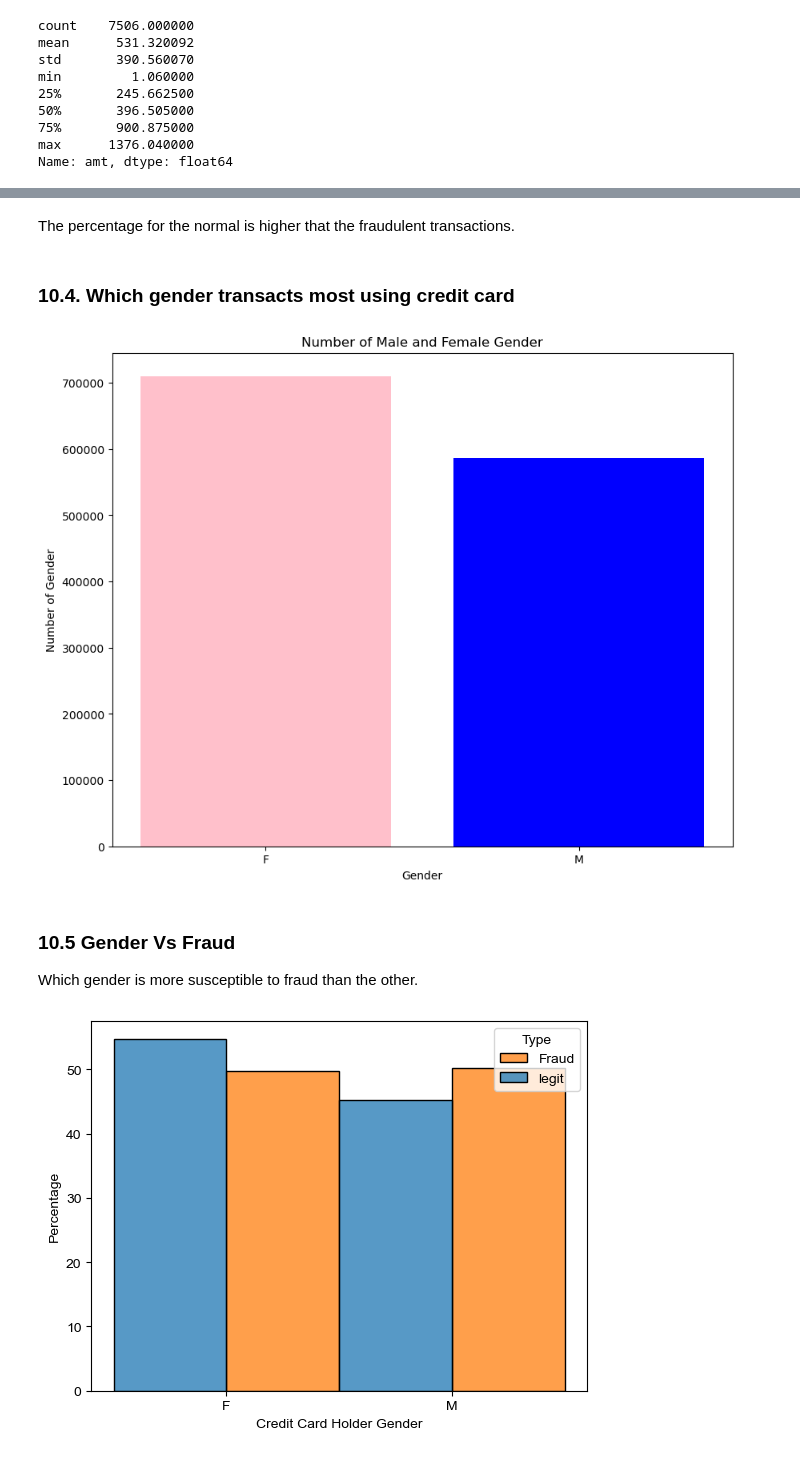
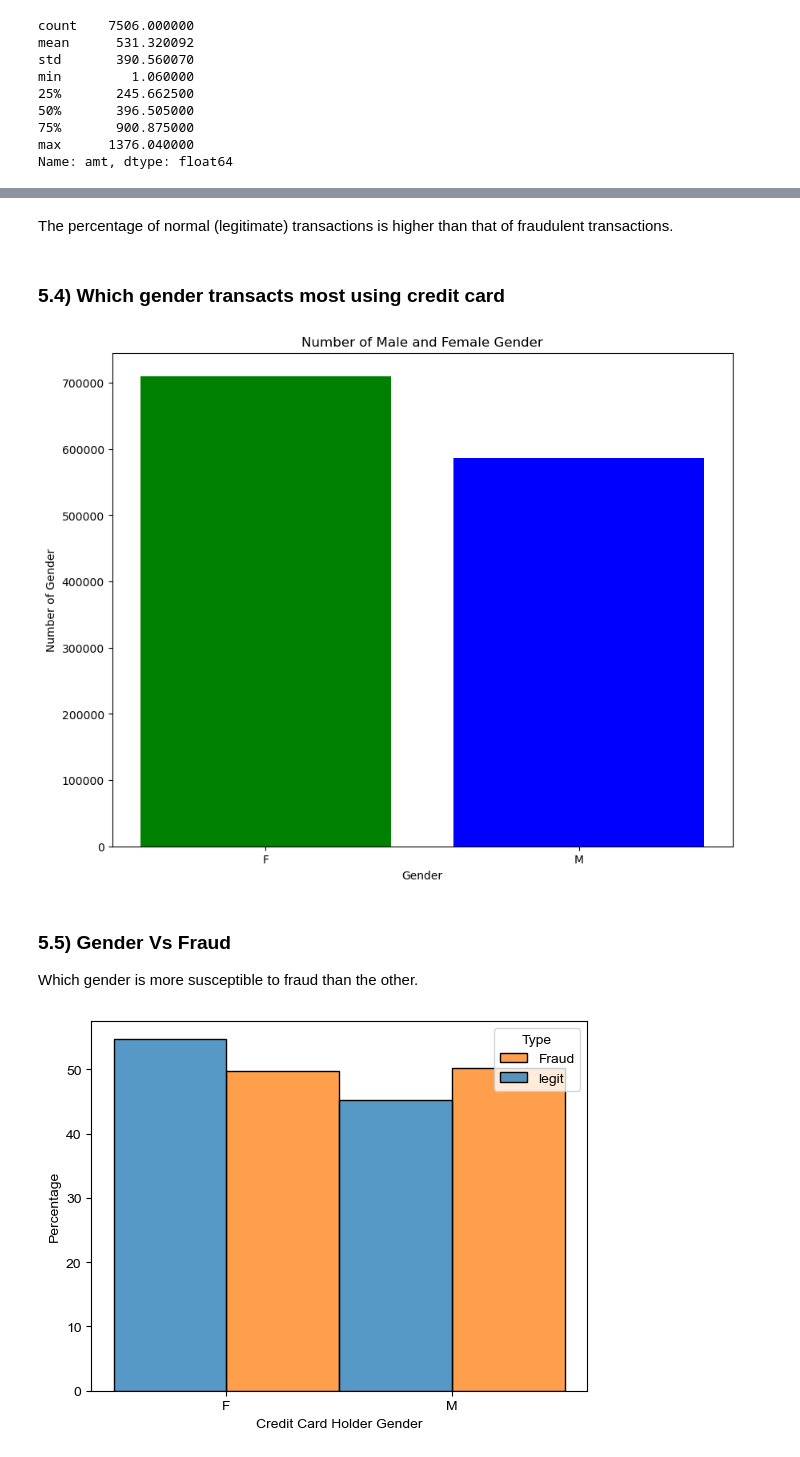
Before and after one commit to K-made/Creditcard-FraudBusters, a Jupyter notebook: credit-cards.ipynb, the cells around one changed output, grey strips where cells are left out. Cells and saved outputs as stored; diff of their text form; code cells hidden in the pictures.

```diff
--- a/credit-cards.ipynb
+++ b/credit-cards.ipynb
@@ -515,22 +517,22 @@ plt.show()
 # %% [markdown]
-The percentage for the normal is higher that the fraudulent transactions.
+The percentage of normal (legitimate) transactions is higher than that of fraudulent transactions.
 # %% [markdown]
-### 10.4. Which  gender transacts most using credit card
+### 5.4) Which  gender transacts most using credit card
 # %%
 # Count the number of male and female gender
 gender_count = credit_df['gender'].value_counts()
 
 # Create a bar chart showing the number of male and female gender
 fig = plt.figure(figsize =(10, 8))
-plt.bar(gender_count.index, gender_count.values, color = ["pink","blue"])
+plt.bar(gender_count.index, gender_count.values, color = ["green","blue"])
 plt.title('Number of Male and Female Gender')
 plt.xlabel('Gender')
 plt.ylabel('Number of Gender')
 plt.show()
 # %% [output]
-[figure, old version]
+[figure, new version]
 # %% [markdown]
-### 10.5 Gender Vs Fraud
+### 5.5) Gender Vs Fraud
 Which gender is more susceptible to fraud than the other.
 # %%
 ax=sns.histplot(x='gender',data=credit_df, hue='is_fraud',stat='percent',multiple='dodge',common_norm=False,)
```
Also changed, not shown: parts of 202 cells of this notebook, 7 other files.
